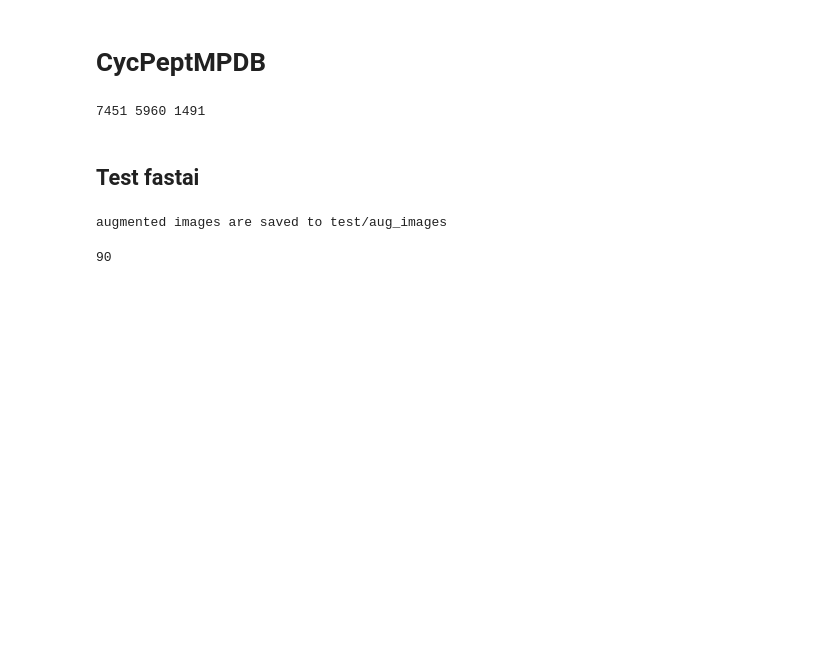
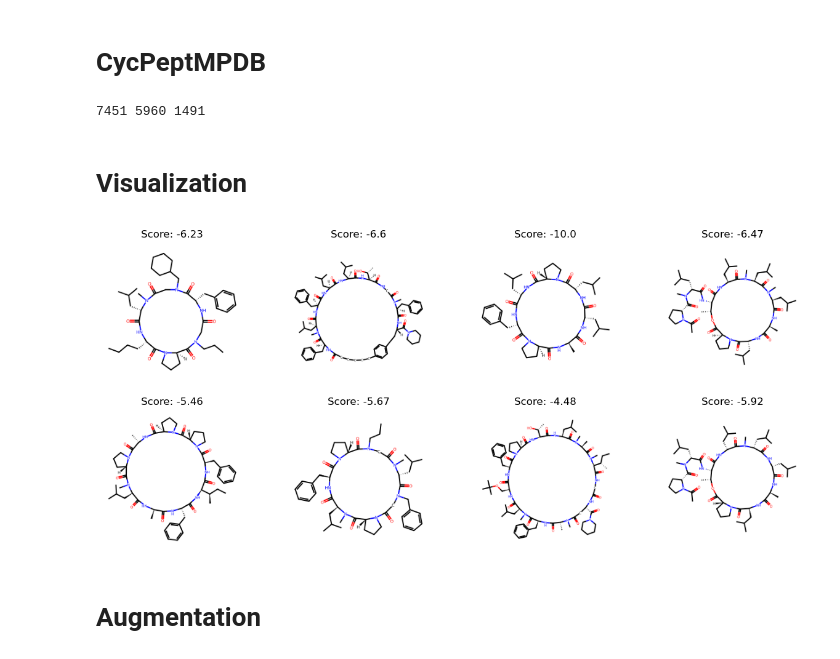
Before and after one commit to charlesxu90/cp2pred, a Jupyter notebook: 1.create_image_data.ipynb, the cells around one changed output. Saved outputs shown, nothing was run; the diff lists cells and outputs as text; code cells hidden in the pictures; blank space fills up the shorter version.

Commit message:
support vit on molecule images

```diff
--- a/1.create_image_data.ipynb
+++ b/1.create_image_data.ipynb
@@ -18,7 +20,7 @@ def convert_smi_to_img(df, out_dir, img_size=(250, 250)):
     img_paths = [os.path.join(out_dir, f'smi_images/{id}.png') for id in ids]
 
     os.makedirs(os.path.join(out_dir, 'smi_images'), exist_ok=True)
-    Parallel(n_jobs=os.cpu_count())(delayed(smile_to_image)(s, p, img_size) for s, p in tqdm(zip(smiles, img_paths), cols=80))
+    Parallel(n_jobs=os.cpu_count())(delayed(smile_to_image)(s, p, img_size) for s, p in tqdm(zip(smiles, img_paths), ncols=80))
 
     return img_paths
 # %% [markdown]
@@ -33,22 +35,54 @@ train = False
 if train:
     df_cycpdb_all = pd.read_csv('data/CycPeptMPDB/all.csv')
     df_cycpdb_all['smi_img'] = convert_smi_to_img(df_cycpdb_all, 'data/CycPeptMPDB')
+    df_cycpdb_all['id'] = list(df_cycpdb_all.index)
 
     from sklearn.model_selection import train_test_split
 
     df_cycpdb_train, df_cycpdb_test = train_test_split(df_cycpdb_all, test_size=0.2, random_state=42)
 
-    df_cycpdb_all.to_csv('data/CycPeptMPDB/img_all.csv', index=True)
-    df_cycpdb_train.to_csv('data/CycPeptMPDB/img_train.csv', index=True)
-    df_cycpdb_test.to_csv('data/CycPeptMPDB/img_test.csv', index=True)
+    df_cycpdb_all.to_csv('data/CycPeptMPDB/img_all.csv', index=False)
+    df_cycpdb_train.to_csv('data/CycPeptMPDB/img_train.csv', index=False)
+    df_cycpdb_test.to_csv('data/CycPeptMPDB/img_test.csv', index=False)
 else:
-    df_cycpdb_all = pd.read_csv('data/CycPeptMPDB/img_all.csv', index_col=0)
-    df_cycpdb_train = pd.read_csv('data/CycPeptMPDB/img_train.csv', index_col=0)
-    df_cycpdb_test = pd.read_csv('data/CycPeptMPDB/img_test.csv', index_col=0)
+    df_cycpdb_all = pd.read_csv('data/CycPeptMPDB/img_all.csv')
+    df_cycpdb_train = pd.read_csv('data/CycPeptMPDB/img_train.csv')
+    df_cycpdb_test = pd.read_csv('data/CycPeptMPDB/img_test.csv')
 
 print(len(df_cycpdb_all), len(df_cycpdb_train), len(df_cycpdb_test))
 # %% [output]
 7451 5960 1491
-# %% [markdown]
-## Test fastai
+# %% [markdown]
+# Visualization
+# %%
+import matplotlib.pyplot as plt
+import cv2
+
+data_dir = 'data/CycPeptMPDB/smi_images'
+
+def show_image(img_paths, scores, nrow=3, ncol=4):
+    plt.figure(figsize=(15,10))
+
+    for i, (image_path, score) in enumerate(zip(img_paths, scores)):
+        if i+1 > nrow*ncol:
+            break
+        plt.subplot(nrow, ncol, i+1)
+        img = cv2.imread(image_path)
+        img = cv2.cvtColor(img, cv2.COLOR_BGR2RGB)
+
+        plt.imshow(img)
+        plt.title(f"Score: {score}", fontsize=12)
+        plt.axis("off")
+
+    plt.show()
+# %%
+df_low = df_cycpdb_all[df_cycpdb_all.score < -6].sample(4)
+df_high = df_cycpdb_all[df_cycpdb_all.score > -6].sample(4)
+df_test = pd.concat([df_low, df_high])
+
+show_image(df_test.smi_img, df_test.score)
+# %% [output]
+[figure, added]
+# %% [markdown]
+# Augmentation
 # %%
@@ -115,20 +145,20 @@ class ImageAugmentations:
         return dict(aug_paths) # return dict of raw image path and augmented image paths
 # %%
-df_to_aug = df_cycpdb_train.sample(5)
-augmentor = ImageAugmentations(out_dir='test/')
-aug_paths_dict = augmentor.do_image_augmentations(df_to_aug.smi_img)
+def augment_images(df, out_dir):
+    augmentor = ImageAugmentations(out_dir)
+    aug_paths_dict = augmentor.do_image_augmentations(df.smi_img)
 
-columns = df_to_aug.columns
+    columns = df.columns
 
-augmented_images = []
-for index, row in df_to_aug.iterrows():
-    row_values = {col: row[col] for col in columns}
-    for aug_path in aug_paths_dict[row['smi_img']]:
-        row_values['smi_img'] = aug_path
-        augmented_images.append(tuple(row_values.values()))
+    augmented_images = []
+    for index, row in df.iterrows():
+        row_values = {col: row[col] for col in columns}
+        for aug_path in aug_paths_dict[row['smi_img']]:
+            row_values['smi_img'] = aug_path
+            augmented_images.append(tuple(row_values.values()))
 
-df_augmented_images = pd.DataFrame(augmented_images, columns=columns)
-len(df_augmented_images)
+    df_augmented_images = pd.DataFrame(augmented_images, columns=columns)
+    return df_augmented_images
+
+# df_augmented_images = augment_images(df_cycpdb_train.sample(3), 'test/')
+# show_image(df_augmented_images.smi_img, df_augmented_images.score, ncol=5, nrow=4)
-# %% [output]
-augmented images are saved to test/aug_images
-90
```
Also changed, not shown: parts of 14 cells of this notebook, 8 other files.
